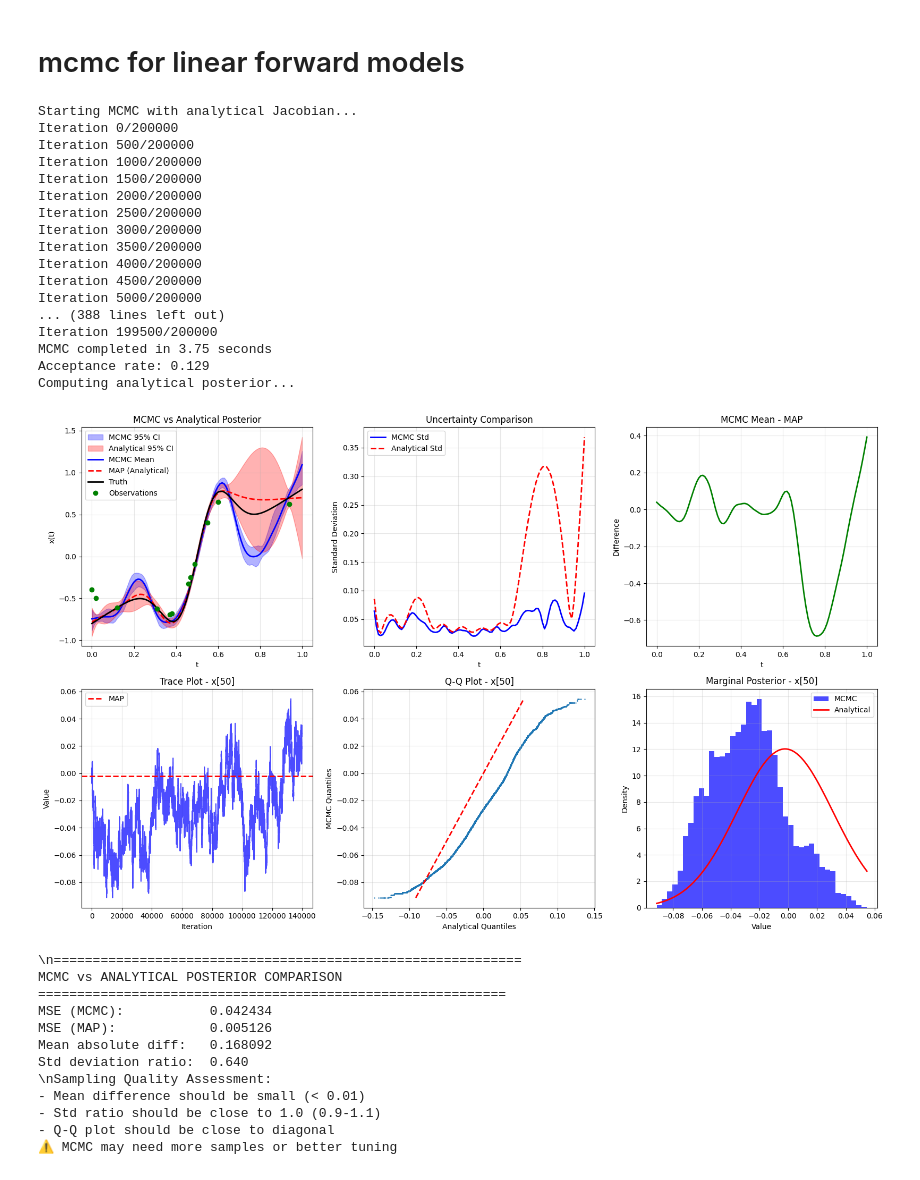
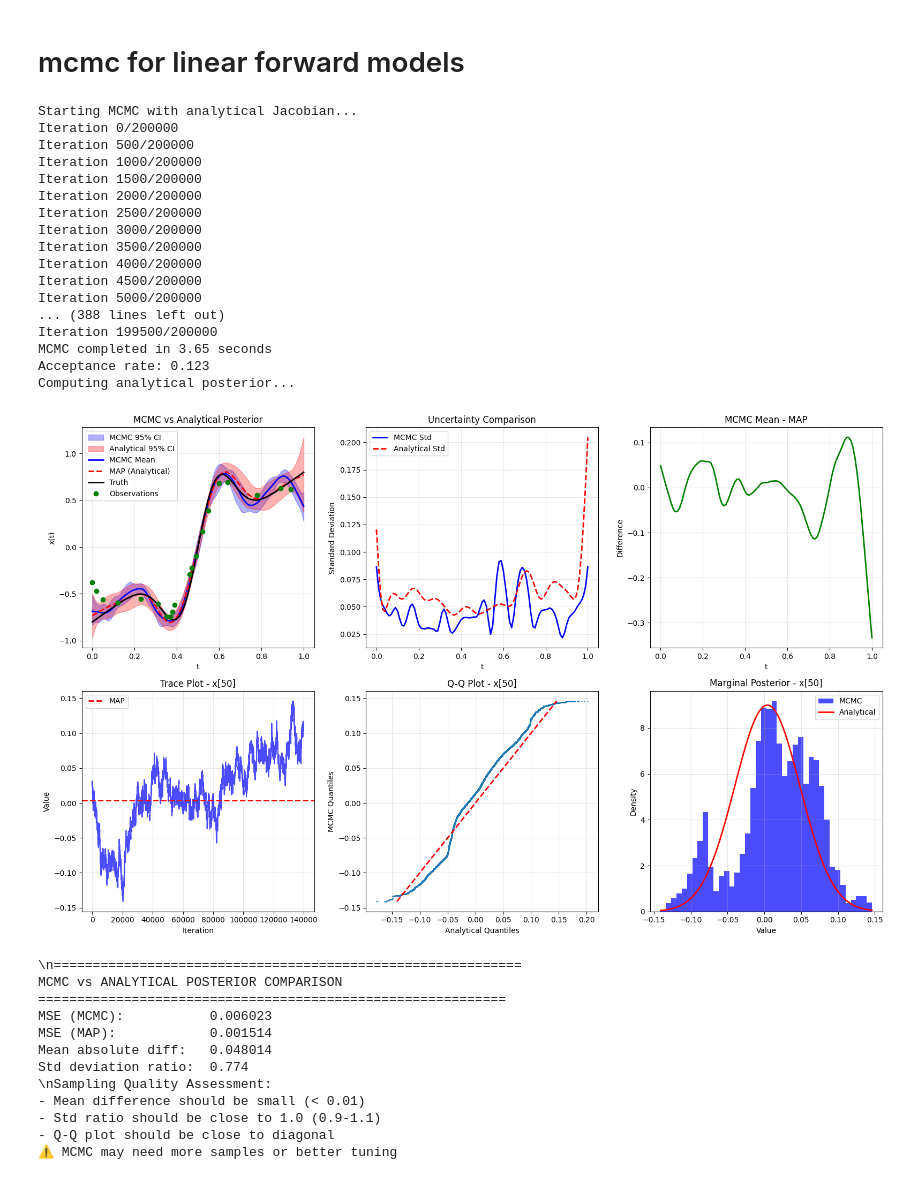
Before and after one commit to nguyenvanhaibk92/PhD.utils, a Jupyter notebook: Jax_SciML/Bayesian_inverse_problem/bayesian_linear_inverse_problem.ipynb, the cells around one changed output. Drawn from its saved outputs; the diff is of its cells as text; code cells hidden in the pictures.

```diff
--- a/Jax_SciML/Bayesian_inverse_problem/bayesian_linear_inverse_problem.ipynb
+++ b/Jax_SciML/Bayesian_inverse_problem/bayesian_linear_inverse_problem.ipynb
@@ -864,7 +864,7 @@ def plot_mcmc_vs_analytical(t, samples, xtrue, y_obs, t_obs, x_map, posterior_co
 # Problem setup
 n = 100
 t = np.linspace(0, 1, n+1)
-n_obs = 12
+n_obs = 20
 obs_indices = np.random.choice(n+1, n_obs, replace=False)
 t_obs = t[obs_indices]
 
@@ -880,7 +880,7 @@ def forward_function(x):
 
 # True signal and observations
 xtrue = 10*(t-0.5)*np.exp(-0.5*1e2*(t-0.5)**2) - 0.8 + 1.6*t
-noise = 1
+noise = 5
 y_true = forward_function(xtrue)
 sigma = np.max(np.abs(y_true)) * noise / 100
 y_obs = y_true + sigma * np.random.randn(n_obs)
@@ -909,43 +909,43 @@ samples = mcmc_with_jacobian(
     L=L,
     sigma=sigma,
     gamma=gamma,
     jacobian_matrix=A,  # Pass A as the Jacobian
     x_init=x_init,
     n_samples=200000,
     proposal_scale=0.1
 )
 
 # Compute analytical posterior for comparison
 x_map, posterior_cov = compute_analytical_posterior(A, y_obs, L, sigma, gamma)
 
 # Plot comprehensive comparison
 plot_mcmc_vs_analytical(t, samples, xtrue, y_obs, t_obs, x_map, posterior_cov)
 # %% [output]
 Starting MCMC with analytical Jacobian...
 Iteration 0/200000
 Iteration 500/200000
 Iteration 1000/200000
 Iteration 1500/200000
 Iteration 2000/200000
 Iteration 2500/200000
 Iteration 3000/200000
 Iteration 3500/200000
 Iteration 4000/200000
 Iteration 4500/200000
 Iteration 5000/200000
 ... (388 lines left out)
 Iteration 199500/200000
-MCMC completed in 3.75 seconds
-Acceptance rate: 0.129
+MCMC completed in 3.65 seconds
+Acceptance rate: 0.123
 Computing analytical posterior...
-[figure, old version]
+[figure, new version]
 \n============================================================
 MCMC vs ANALYTICAL POSTERIOR COMPARISON
 ============================================================
-MSE (MCMC):           0.042434
-MSE (MAP):            0.005126
-Mean absolute diff:   0.168092
-Std deviation ratio:  0.640
+MSE (MCMC):           0.006023
+MSE (MAP):            0.001514
+Mean absolute diff:   0.048014
+Std deviation ratio:  0.774
 \nSampling Quality Assessment:
 - Mean difference should be small (< 0.01)
 - Std ratio should be close to 1.0 (0.9-1.1)
```
